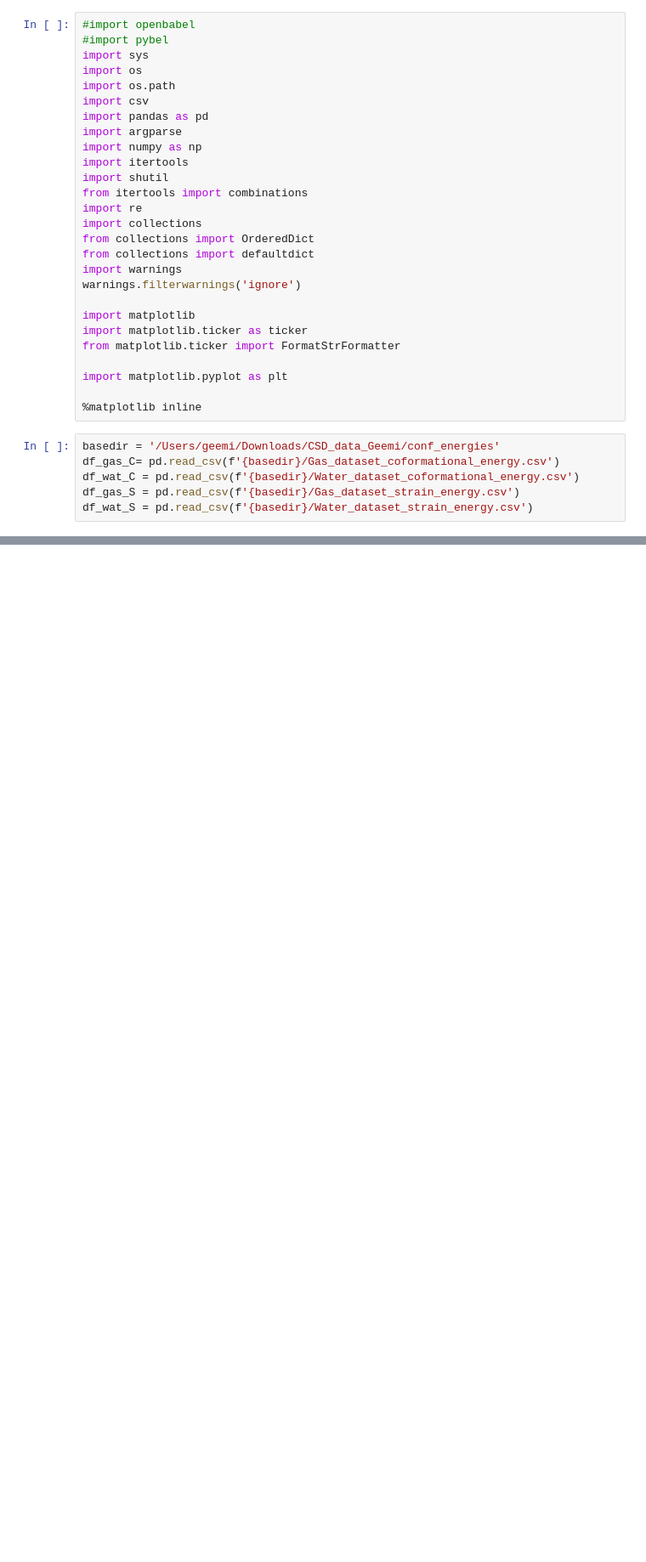
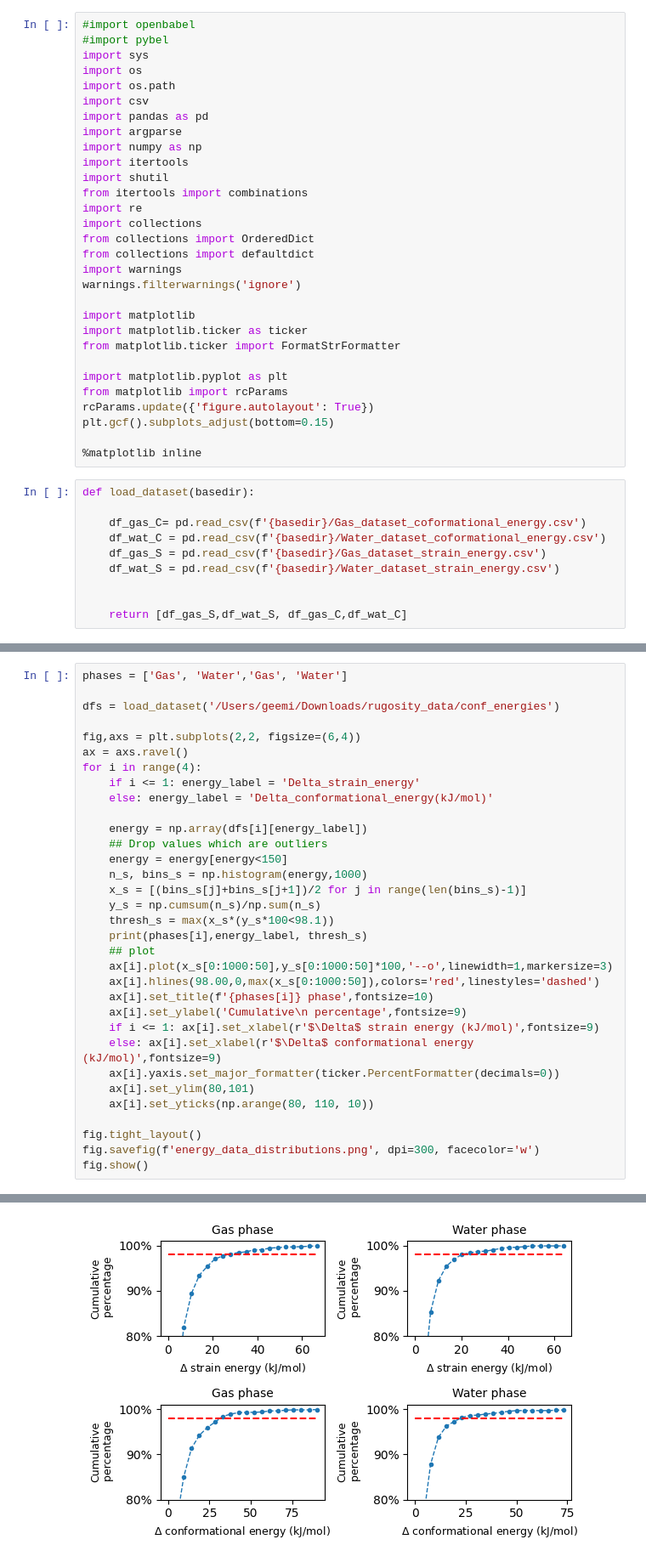
Before and after one commit to geemi725/kinetic-accessibility, a Jupyter notebook: conf_energies/complete_dataset_plot_energies.ipynb, the cells around one changed output, grey strips where cells are left out. Shown at 85% size. Cells and saved outputs as stored; diff of their text form; blank space fills up the shorter version.

Commit message:
figure 1 plotting code updated

```diff
--- a/conf_energies/complete_dataset_plot_energies.ipynb
+++ b/conf_energies/complete_dataset_plot_energies.ipynb
@@ -23,11 +23,18 @@ import matplotlib.ticker as ticker
 from matplotlib.ticker import FormatStrFormatter
 
 import matplotlib.pyplot as plt
+from matplotlib import rcParams
+rcParams.update({'figure.autolayout': True})
+plt.gcf().subplots_adjust(bottom=0.15)
 
 %matplotlib inline
 # %%
-basedir = '/Users/geemi/Downloads/CSD_data_Geemi/conf_energies'
-df_gas_C= pd.read_csv(f'{basedir}/Gas_dataset_coformational_energy.csv')
-df_wat_C = pd.read_csv(f'{basedir}/Water_dataset_coformational_energy.csv')
-df_gas_S = pd.read_csv(f'{basedir}/Gas_dataset_strain_energy.csv')
-df_wat_S = pd.read_csv(f'{basedir}/Water_dataset_strain_energy.csv')
+def load_dataset(basedir):
+
+    df_gas_C= pd.read_csv(f'{basedir}/Gas_dataset_coformational_energy.csv')
+    df_wat_C = pd.read_csv(f'{basedir}/Water_dataset_coformational_energy.csv')
+    df_gas_S = pd.read_csv(f'{basedir}/Gas_dataset_strain_energy.csv')
+    df_wat_S = pd.read_csv(f'{basedir}/Water_dataset_strain_energy.csv')
+
+
+    return [df_gas_S,df_wat_S, df_gas_C,df_wat_C]
@@ -110,0 +41,34 @@ Water confE 98% at: 25.832430985304747
+# %%
+phases = ['Gas', 'Water','Gas', 'Water']
+
+dfs = load_dataset('/Users/geemi/Downloads/rugosity_data/conf_energies')
+
+fig,axs = plt.subplots(2,2, figsize=(6,4))
+ax = axs.ravel()
+for i in range(4):
+    if i <= 1: energy_label = 'Delta_strain_energy'
+    else: energy_label = 'Delta_conformational_energy(kJ/mol)'
+
+    energy = np.array(dfs[i][energy_label])
+    ## Drop values which are outliers
+    energy = energy[energy<150]
+    n_s, bins_s = np.histogram(energy,1000)
+    x_s = [(bins_s[j]+bins_s[j+1])/2 for j in range(len(bins_s)-1)]
+    y_s = np.cumsum(n_s)/np.sum(n_s)
+    thresh_s = max(x_s*(y_s*100<98.1))
+    print(phases[i],energy_label, thresh_s)
+    ## plot
+    ax[i].plot(x_s[0:1000:50],y_s[0:1000:50]*100,'--o',linewidth=1,markersize=3)
+    ax[i].hlines(98.00,0,max(x_s[0:1000:50]),colors='red',linestyles='dashed')
+    ax[i].set_title(f'{phases[i]} phase',fontsize=10)
+    ax[i].set_ylabel('Cumulative\n percentage',fontsize=9)
+    if i <= 1: ax[i].set_xlabel(r'$\Delta$ strain energy (kJ/mol)',fontsize=9)
+    else: ax[i].set_xlabel(r'$\Delta$ conformational energy (kJ/mol)',fontsize=9)
+    ax[i].yaxis.set_major_formatter(ticker.PercentFormatter(decimals=0))
+    ax[i].set_ylim(80,101)
+    ax[i].set_yticks(np.arange(80, 110, 10))
+
+fig.tight_layout()
+fig.savefig(f'energy_data_distributions.png', dpi=300, facecolor='w')
+fig.show()
+# %% [output]
@@ -110,0 +79 @@ Water confE 98% at: 25.832430985304747
+[figure, added]
```
Also changed, not shown: parts of 4 cells of this notebook, 4 other files.
